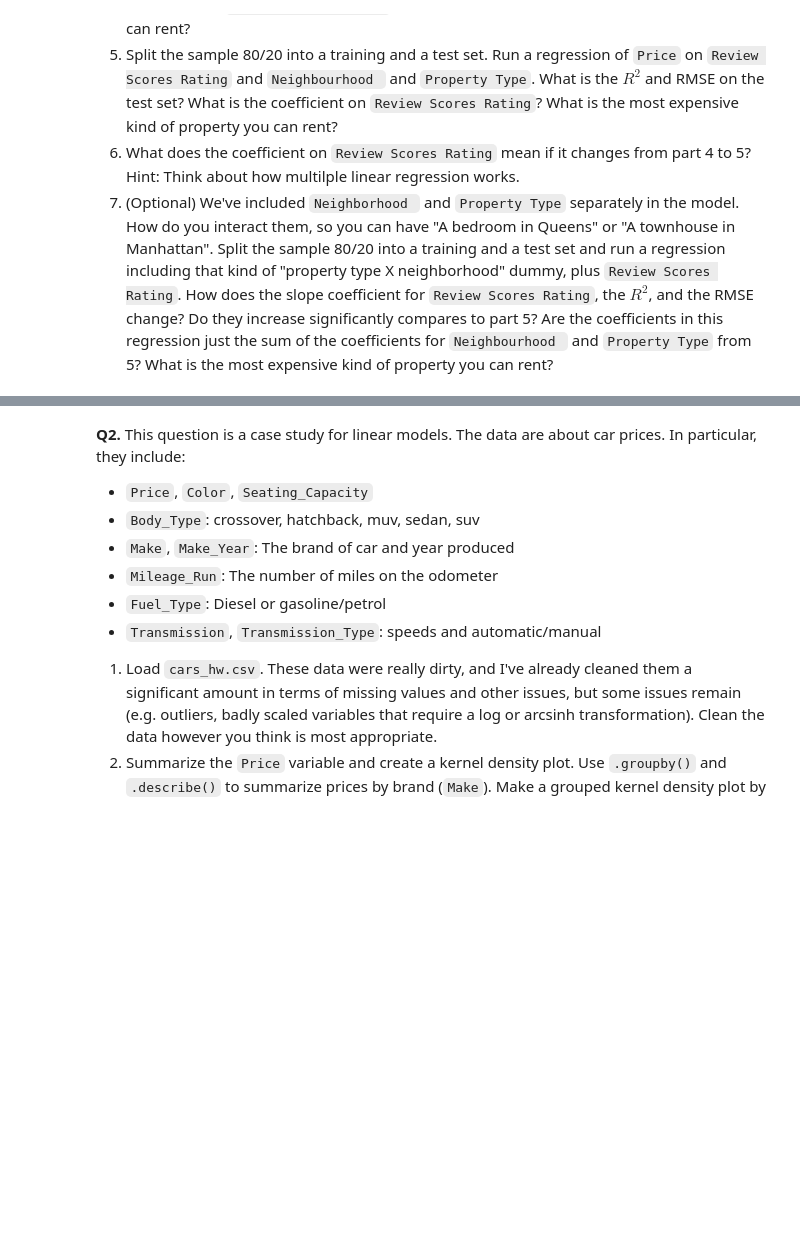
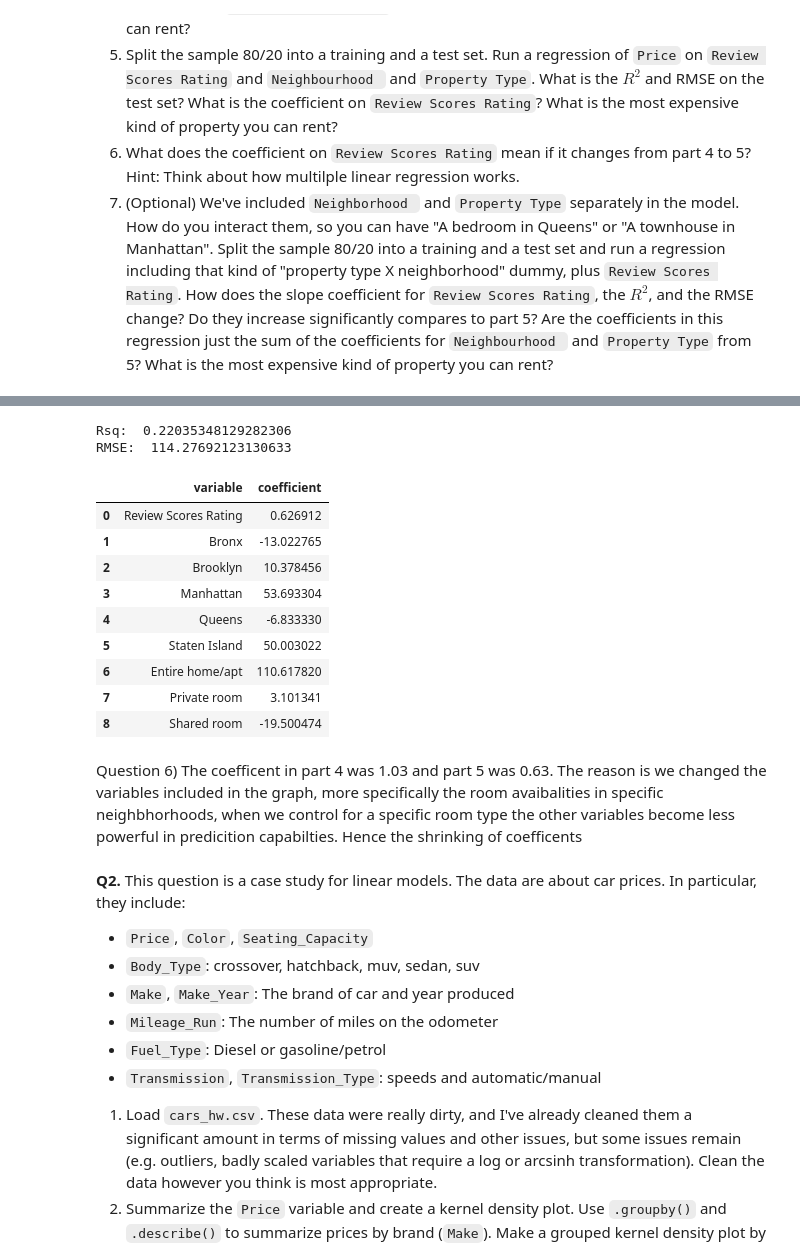
Before and after one commit to arooshasolomon/linearRegression, a Jupyter notebook: assignment.ipynb, the cells around one changed output, grey strips where cells are left out. Saved outputs shown, nothing was run; the diff lists cells and outputs as text; code cells hidden in the pictures; blank space fills up the shorter version.

```diff
--- a/assignment.ipynb
+++ b/assignment.ipynb
@@ -90,3 +129,42 @@ TypeError: Data source must be a DataFrame or Mapping, not <class 'pandas.core.s
+# %%
+y = df['Price']
+X = df.loc[:,['Review Scores Rating', 'Neighbourhood ', 'Room Type'] ]
+X_train, X_test, y_train, y_test = train_test_split(X,y,
+                                                    test_size=.2,
+                                                    random_state=100)
+
+Z_train = pd.concat([X_train['Review Scores Rating'],
+                    pd.get_dummies(X_train['Neighbourhood '], dtype='int'),
+                    pd.get_dummies(X_train['Room Type'], dtype='int')],
+                    axis = 1)
+Z_test = pd.concat([X_test['Review Scores Rating'],
+                    pd.get_dummies(X_test['Neighbourhood '], dtype='int'),
+                    pd.get_dummies(X_test['Room Type'], dtype='int')],
+                    axis = 1)
+reg = linear_model.LinearRegression(fit_intercept=False).fit(Z_train,y_train)
+y_hat = reg.predict(Z_test)
+print('Rsq: ', reg.score(Z_test,y_test)) # R2
+rmse = np.sqrt( np.mean( (y_test - y_hat)**2 ))
+print('RMSE: ', rmse) # R2
+results = pd.DataFrame({'variable':reg.feature_names_in_, 'coefficient': reg.coef_})
+results
+
+rental_property= 110.617+53.69+100*.0626
+# %% [output]
+Rsq:  0.22035348129282306
+RMSE:  114.27692123130633
+|  | variable | coefficient |
+| 0 | Review Scores Rating | 0.626912 |
+| 1 | Bronx | -13.022765 |
+| 2 | Brooklyn | 10.378456 |
+| 3 | Manhattan | 53.693304 |
+| 4 | Queens | -6.833330 |
+| 5 | Staten Island | 50.003022 |
+| 6 | Entire home/apt | 110.617820 |
+| 7 | Private room | 3.101341 |
+| 8 | Shared room | -19.500474 |
+# %% [markdown]
+Question 6) The coefficent in part 4 was 1.03 and part 5 was 0.63. The reason is we changed the variables included in the graph, more specifically the room avaibalities in specific neighbhorhoods, when we control for a specific room type the other variables become less powerful in predicition capabilties. Hence the shrinking of coefficents
 # %% [markdown]
 **Q2.** This question is a case study for linear models. The data are about car prices. In particular, they include:
 
```
Also changed, not shown: parts of 2 cells of this notebook.
